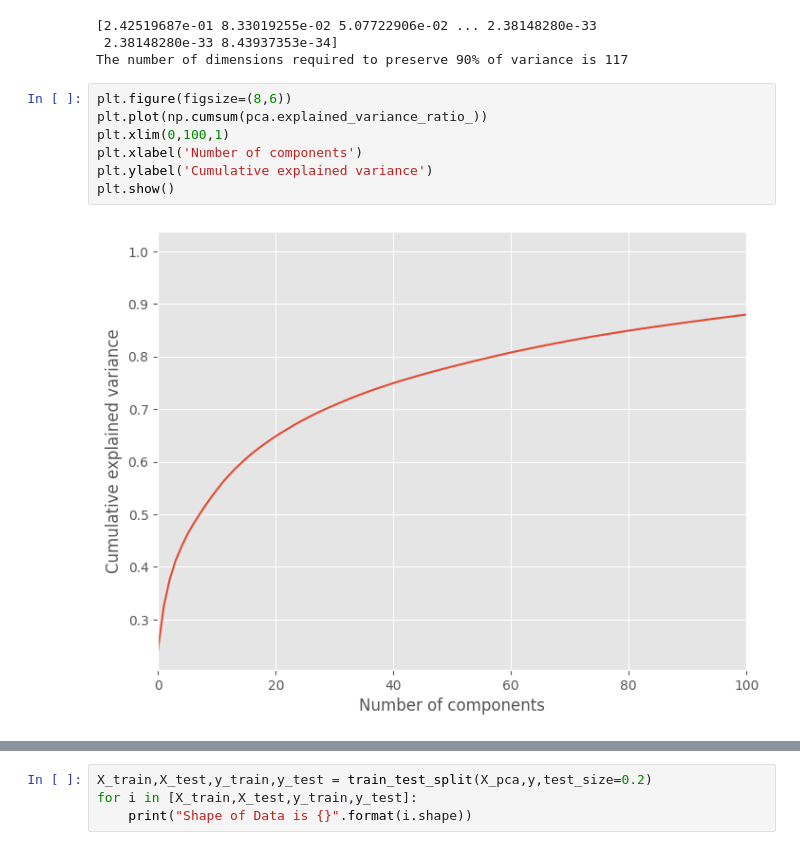
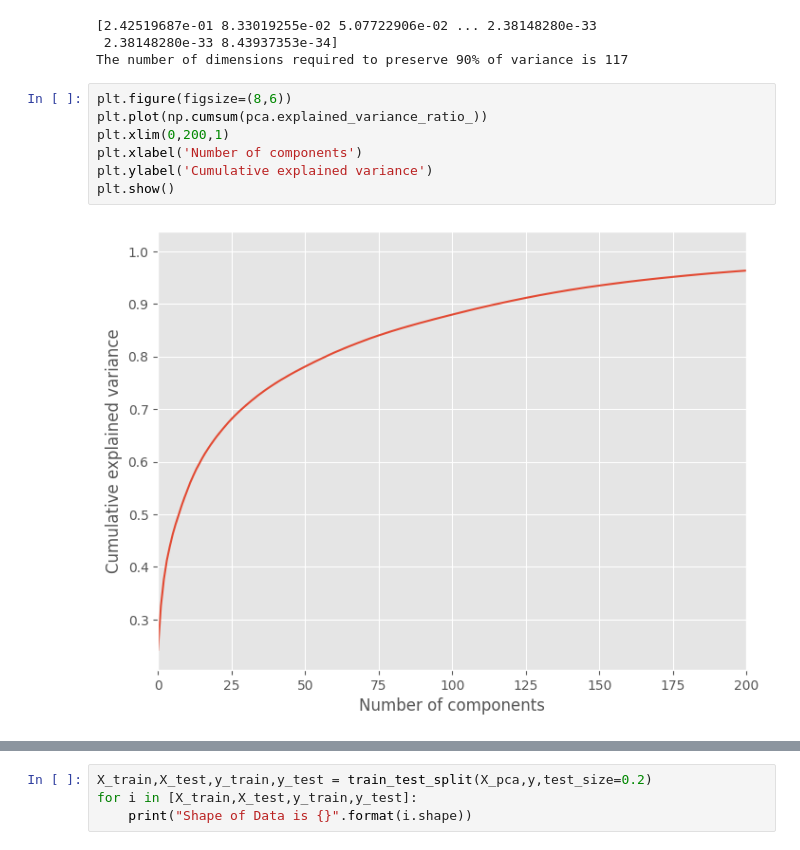
Before and after one commit to nirb28/nn_catalyst, a Jupyter notebook: src/pl/eda.ipynb, the cells around one changed output, grey strips where cells are left out. Drawn from its saved outputs; the diff is of its cells as text.

```diff
--- a/src/pl/eda.ipynb
+++ b/src/pl/eda.ipynb
@@ -119,12 +119,12 @@ The number of dimensions required to preserve 90% of variance is 117
 # %%
 plt.figure(figsize=(8,6))
 plt.plot(np.cumsum(pca.explained_variance_ratio_))
-plt.xlim(0,100,1)
+plt.xlim(0,200,1)
 plt.xlabel('Number of components')
 plt.ylabel('Cumulative explained variance')
 plt.show()
 # %% [output]
-[figure, old version]
+[figure, new version]
 # %%
 pca = PCA(n_components=pca_dim)
 X_pca = pca.fit_transform(X)
```
Also changed, not shown: parts of 3 cells of this notebook.
